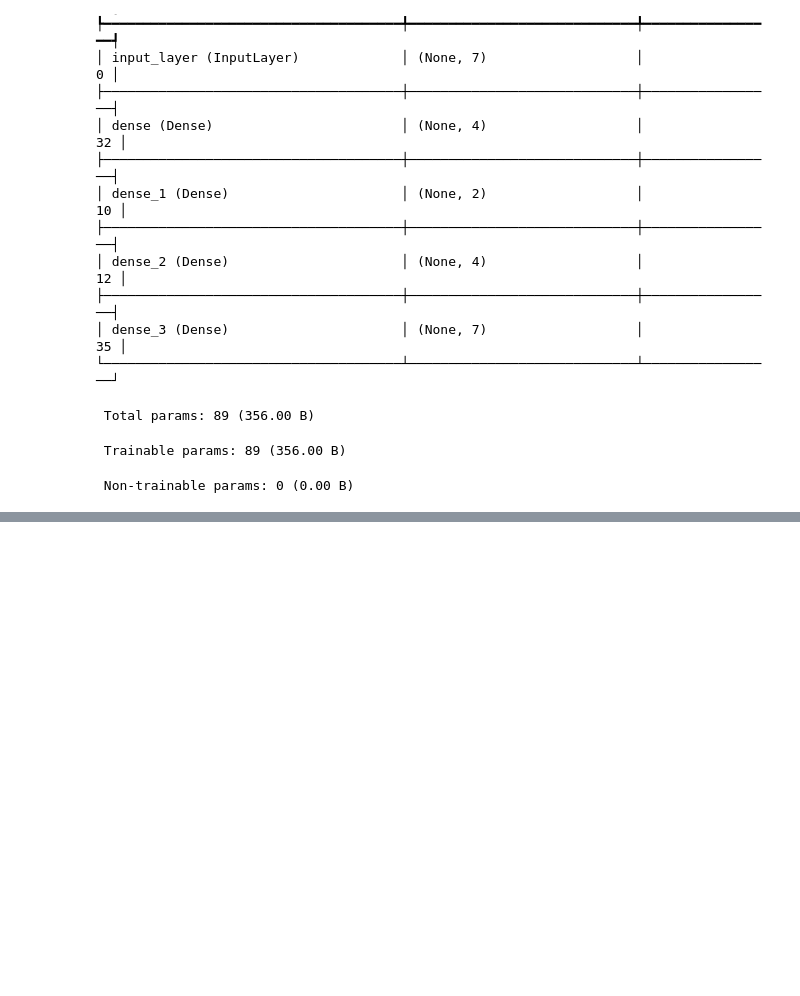
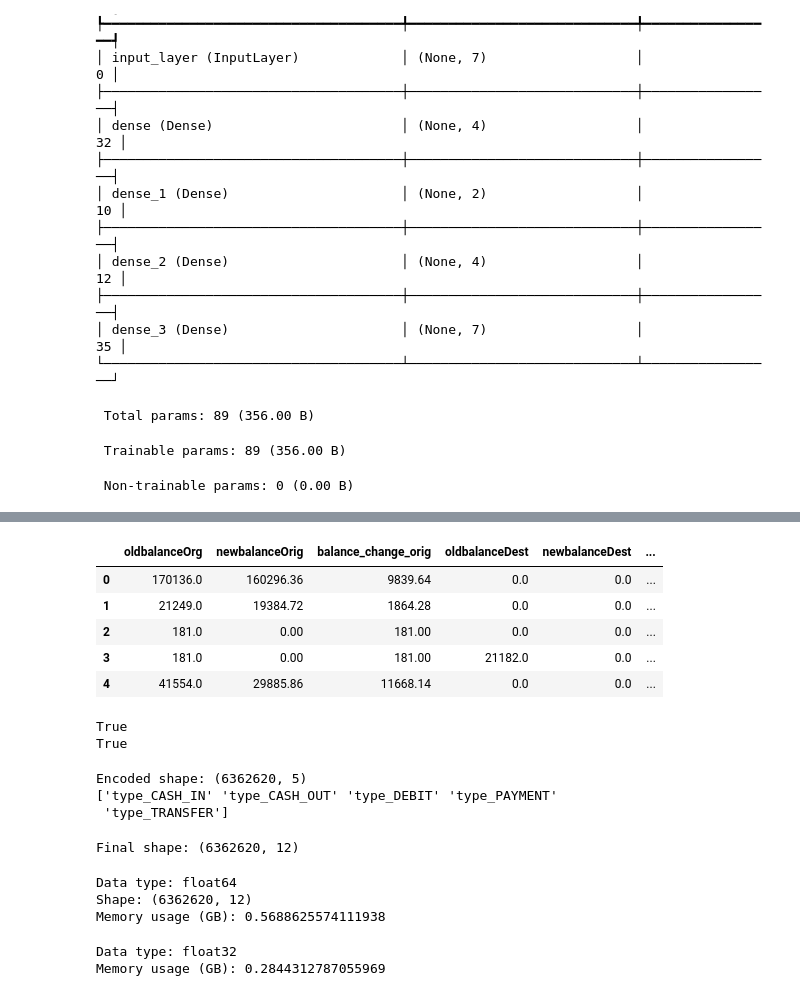
Before and after one commit to sthasarita/digital_wallet_fraud_detection, a Jupyter notebook: main.ipynb, the cells around one changed output, grey strips where cells are left out. Saved outputs shown, nothing was run; the diff lists cells and outputs as text; code cells hidden in the pictures; blank space fills up the shorter version.

```diff
--- a/main.ipynb
+++ b/main.ipynb
@@ -2603,0 +3034,72 @@ print(
+# %%
+df[['oldbalanceOrg', 'newbalanceOrig', 'balance_change_orig',
+    'oldbalanceDest', 'newbalanceDest', 'balance_change_dest']].head()
+# %% [output]
+|  | oldbalanceOrg | newbalanceOrig | balance_change_orig | oldbalanceDest | newbalanceDest | ... |
+| 0 | 170136.0 | 160296.36 | 9839.64 | 0.0 | 0.0 | ... |
+| 1 | 21249.0 | 19384.72 | 1864.28 | 0.0 | 0.0 | ... |
+| 2 | 181.0 | 0.00 | 181.00 | 0.0 | 0.0 | ... |
+| 3 | 181.0 | 0.00 | 181.00 | 21182.0 | 0.0 | ... |
+| 4 | 41554.0 | 29885.86 | 11668.14 | 0.0 | 0.0 | ... |
+# %%
+print(
+    df['balance_change_orig'].head().equals(
+        (df['oldbalanceOrg'] - df['newbalanceOrig']).head()
+    )
+)
+
+print(
+    df['balance_change_dest'].head().equals(
+        (df['newbalanceDest'] - df['oldbalanceDest']).head()
+    )
+)
+# %% [output]
+True
+True
+# %%
+from sklearn.preprocessing import OneHotEncoder
+
+encoder = OneHotEncoder(
+    handle_unknown='ignore',
+    sparse_output=False
+)
+
+type_encoded = encoder.fit_transform(X_ae3[['type']])
+
+print("Encoded shape:", type_encoded.shape)
+print(encoder.get_feature_names_out(['type']))
+# %% [output]
+Encoded shape: (6362620, 5)
+['type_CASH_IN' 'type_CASH_OUT' 'type_DEBIT' 'type_PAYMENT'
+ 'type_TRANSFER']
+# %%
+# Select numerical features
+numerical_features = X_ae3.drop(columns=['type'])
+
+# Combine numerical and encoded features
+X_ae3_encoded = np.concatenate(
+    [type_encoded, numerical_features.to_numpy()],
+    axis=1
+)
+
+print("Final shape:", X_ae3_encoded.shape)
+# %% [output]
+Final shape: (6362620, 12)
+# %%
+print("Data type:", X_ae3_encoded.dtype)
+print("Shape:", X_ae3_encoded.shape)
+print("Memory usage (GB):",
+      X_ae3_encoded.nbytes / (1024**3))
+# %% [output]
+Data type: float64
+Shape: (6362620, 12)
+Memory usage (GB): 0.5688625574111938
+# %%
+X_ae3_encoded = X_ae3_encoded.astype(np.float32)
+
+print("Data type:", X_ae3_encoded.dtype)
+print("Memory usage (GB):",
+      X_ae3_encoded.nbytes / (1024**3))
+# %% [output]
+Data type: float32
+Memory usage (GB): 0.2844312787055969
```
Also changed, not shown: parts of 83 cells of this notebook, 8 other files.
